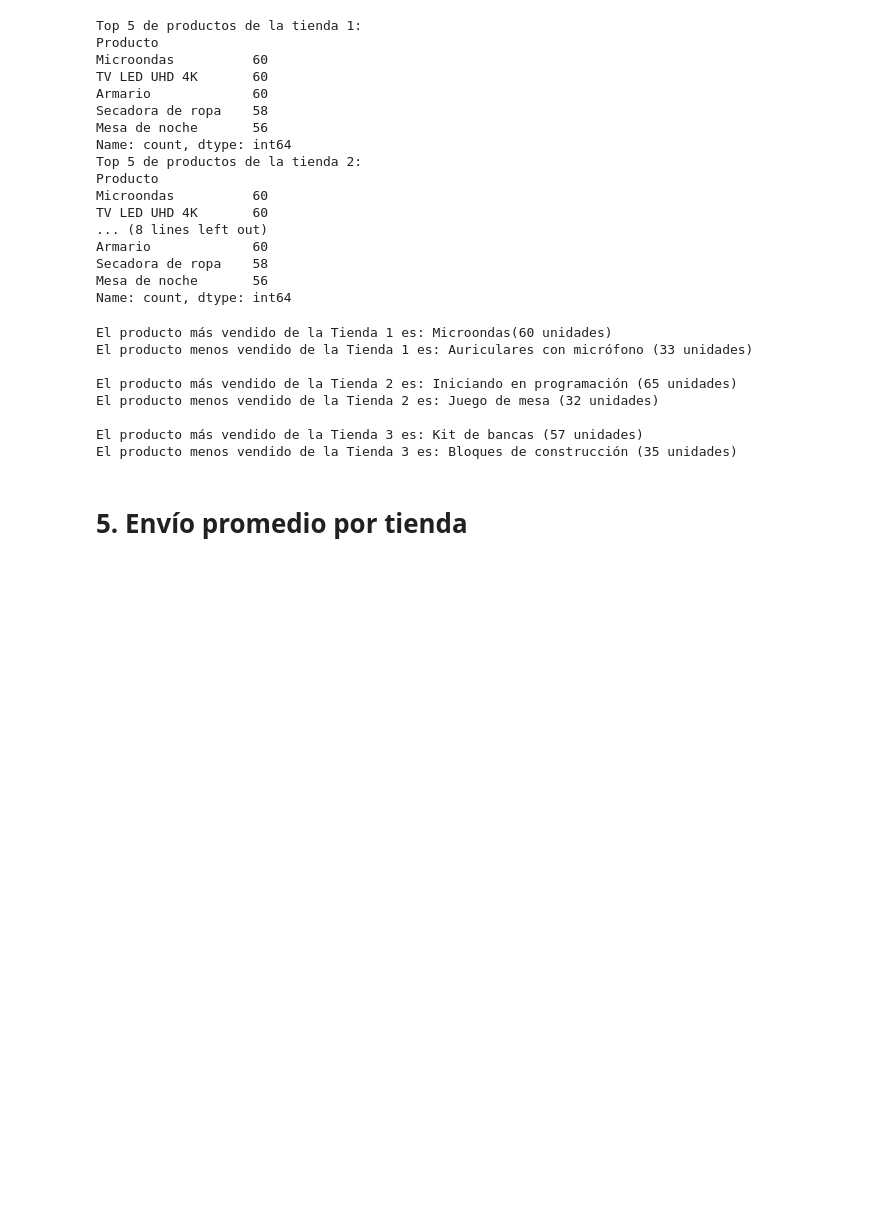
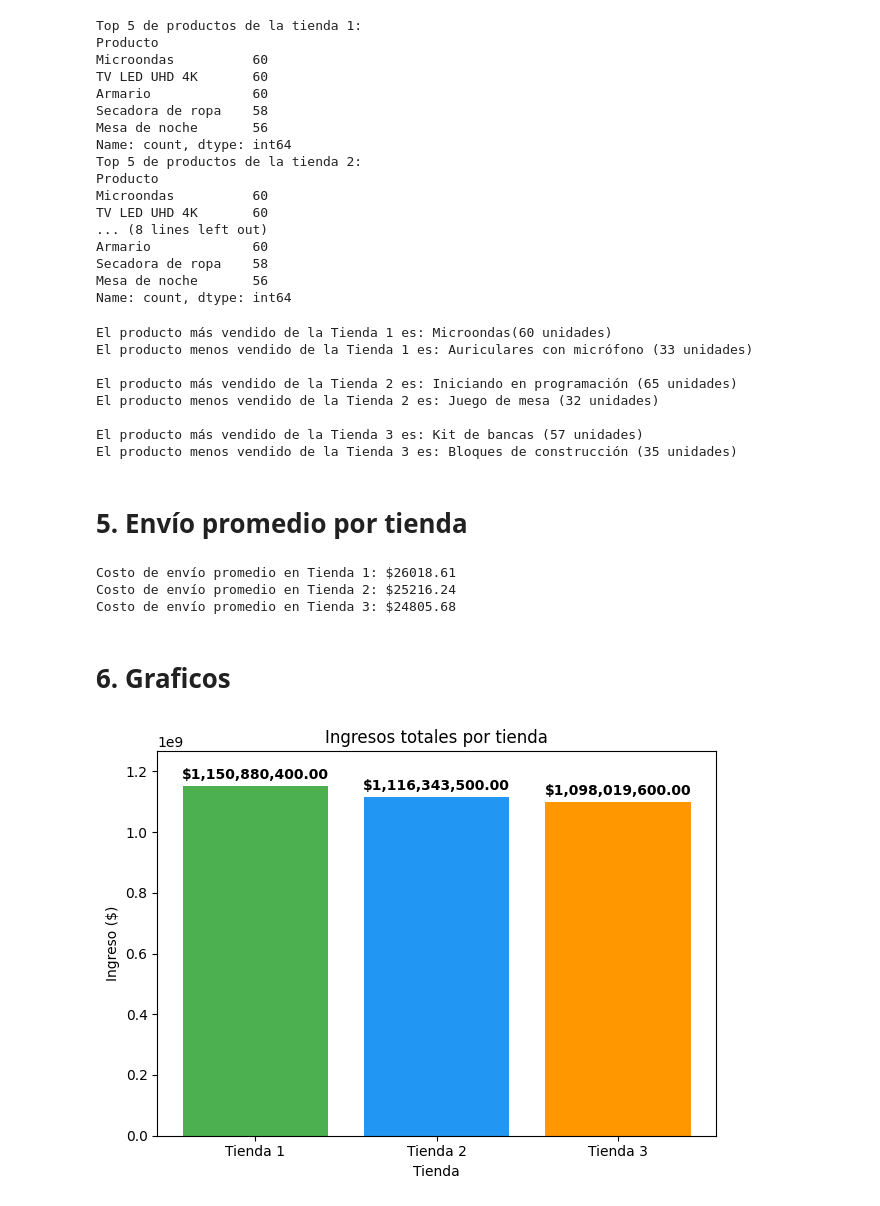
Before and after one commit to Acedenos/portafolio, a Jupyter notebook: AluraStoreLatam.ipynb, the cells around one changed output. Drawn from its saved outputs; the diff is of its cells as text; code cells hidden in the pictures; blank space fills up the shorter version.

```diff
--- a/AluraStoreLatam.ipynb
+++ b/AluraStoreLatam.ipynb
@@ -147,3 +147,42 @@ El producto más vendido de la Tienda 3 es: Kit de bancas (57 unidades)
 El producto menos vendido de la Tienda 3 es: Bloques de construcción (35 unidades)
 # %% [markdown]
 # 5. Envío promedio por tienda
+# %%
+promedio_envio_t1 = sum(tienda["Costo de envío"])/len(tienda)
+promedio_envio_t2 = sum(tienda2["Costo de envío"])/len(tienda)
+promedio_envio_t3 = sum(tienda3["Costo de envío"])/len(tienda)
+
+print(f"Costo de envío promedio en Tienda 1: ${promedio_envio_t1:.2f}")
+print(f"Costo de envío promedio en Tienda 2: ${promedio_envio_t2:.2f}")
+print(f"Costo de envío promedio en Tienda 3: ${promedio_envio_t3:.2f}")
+# %% [output]
+Costo de envío promedio en Tienda 1: $26018.61
+Costo de envío promedio en Tienda 2: $25216.24
+Costo de envío promedio en Tienda 3: $24805.68
+# %% [markdown]
+# 6. Graficos
+# %%
+import matplotlib.pyplot as plt
+
+# Ingresos por tienda (valores de ejemplo)
+ingresos_tienda = sum(tienda["Precio"])
+ingresos_tienda2 = sum(tienda2["Precio"])
+ingresos_tienda3 = sum(tienda3["Precio"])
+
+# Datos para el gráfico
+tiendas = ["Tienda 1", "Tienda 2", "Tienda 3"]
+ingresos = [ingresos_tienda, ingresos_tienda2, ingresos_tienda3]
+
+# Crear gráfico de barras
+plt.bar(tiendas, ingresos, color=["#4CAF50", "#2196F3", "#FF9800"])
+plt.title("Ingresos totales por tienda")
+plt.xlabel("Tienda")
+plt.ylabel("Ingreso ($)")
+plt.ylim(0, max(ingresos) * 1.1)
+plt.tight_layout()
+
+# Mostrar valores encima de cada barra
+for i, v in enumerate(ingresos):
+    plt.text(i, v + (max(ingresos) * 0.02), f"${v:,.2f}", ha='center', fontweight='bold')
+# %% [output]
+[figure, added]
```
